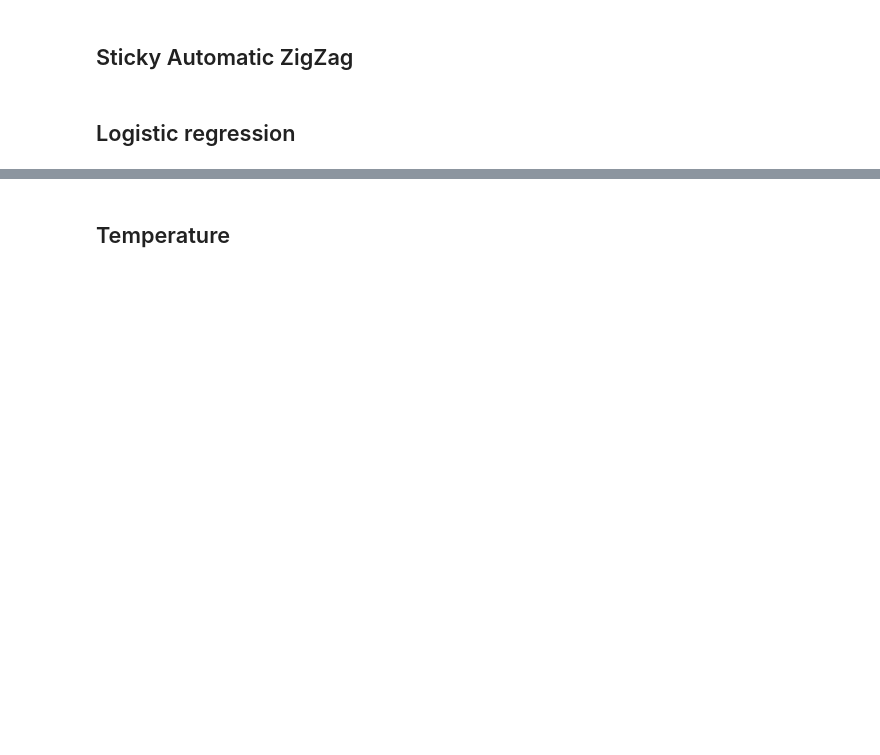
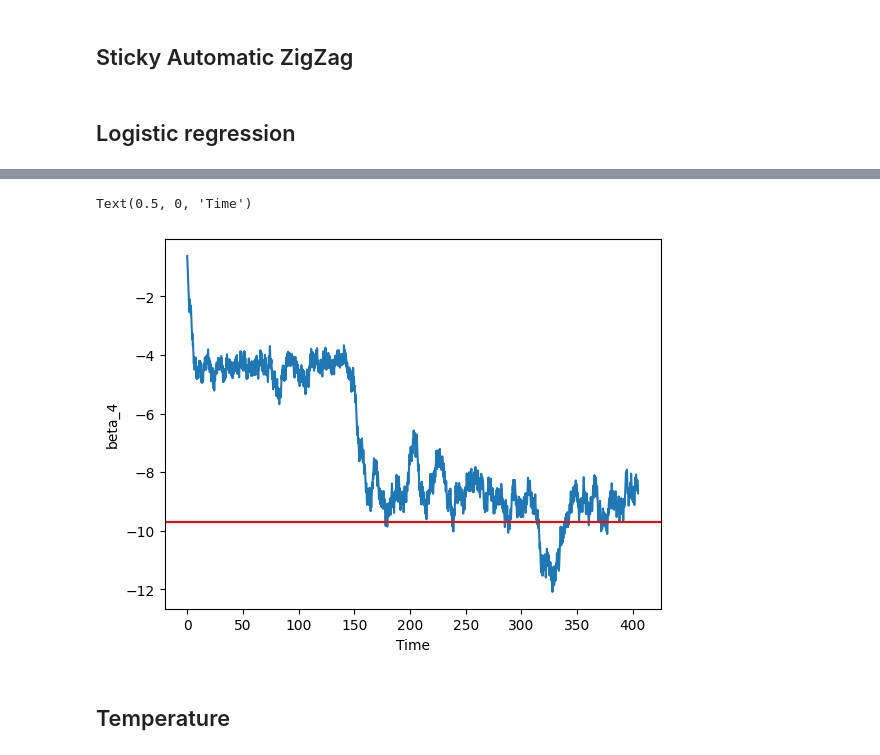
Before and after one commit to ltronneb/sticky_bnns, a Jupyter notebook: notebooks/newsamplers.ipynb, the cells around one changed output, grey strips where cells are left out. Cells and saved outputs as stored; diff of their text form; code cells hidden in the pictures; blank space fills up the shorter version.

```diff
--- a/notebooks/newsamplers.ipynb
+++ b/notebooks/newsamplers.ipynb
@@ -211,9 +313,11 @@ d_target = jit(grad(u,argnums=(0)))
 from sazz.samplers.StickyAutomaticZigZagSampler import StickyAutomaticZigZagSampler
 from sazz.samplers.AutomaticZigZagSampler import AutomaticZigZagSampler
 
-sampler = StickyAutomaticZigZagSampler(N=100000,D=d,grad_target=d_target, kappa=kappa, gamma=0.000,t0=00.001)
+sampler = StickyAutomaticZigZagSampler(N=10000,D=d,grad_target=d_target, kappa=kappa, gamma=0.000,t0=00.000000001)
 #sampler = AutomaticZigZagSampler(N=10000,D=d,grad_target=d_target, gamma=0.0)
-sampler.Position[0,:] = beta # This works, should also try tempering
+#sampler.Position[0,:] = beta_map + np.abs(np.random.normal(0,0.00000001,size=d))
+#sampler.Position[0,:] = beta + np.abs(np.random.normal(0,0.00000001,size=d)) # This works, should also try tempering
+#sampler.Velocity[0,:] = -1.0
 #sampler.Position[0,:] = np.random.normal(0,0.1,size=d)
 sampler.sample()
 # %% [output]
@@ -236,7 +370,12 @@ plt.scatter(Position[-1,i1], Position[-1,i2],color="blue")
 # %%
-i1 = 0
-plt.plot(Position[:,i1])
+i1 = 4
+plt.plot(sampler.Time,Position[:,i1])
 plt.axhline(beta[i1],color="red")
+plt.ylabel("beta_"+str(i1))
+plt.xlabel("Time")
+# %% [output]
+Text(0.5, 0, 'Time')
+[figure, added]
 # %% [markdown]
 ## Temperature
 # %%
```
Also changed, not shown: parts of 19 cells of this notebook, 2 other files.
